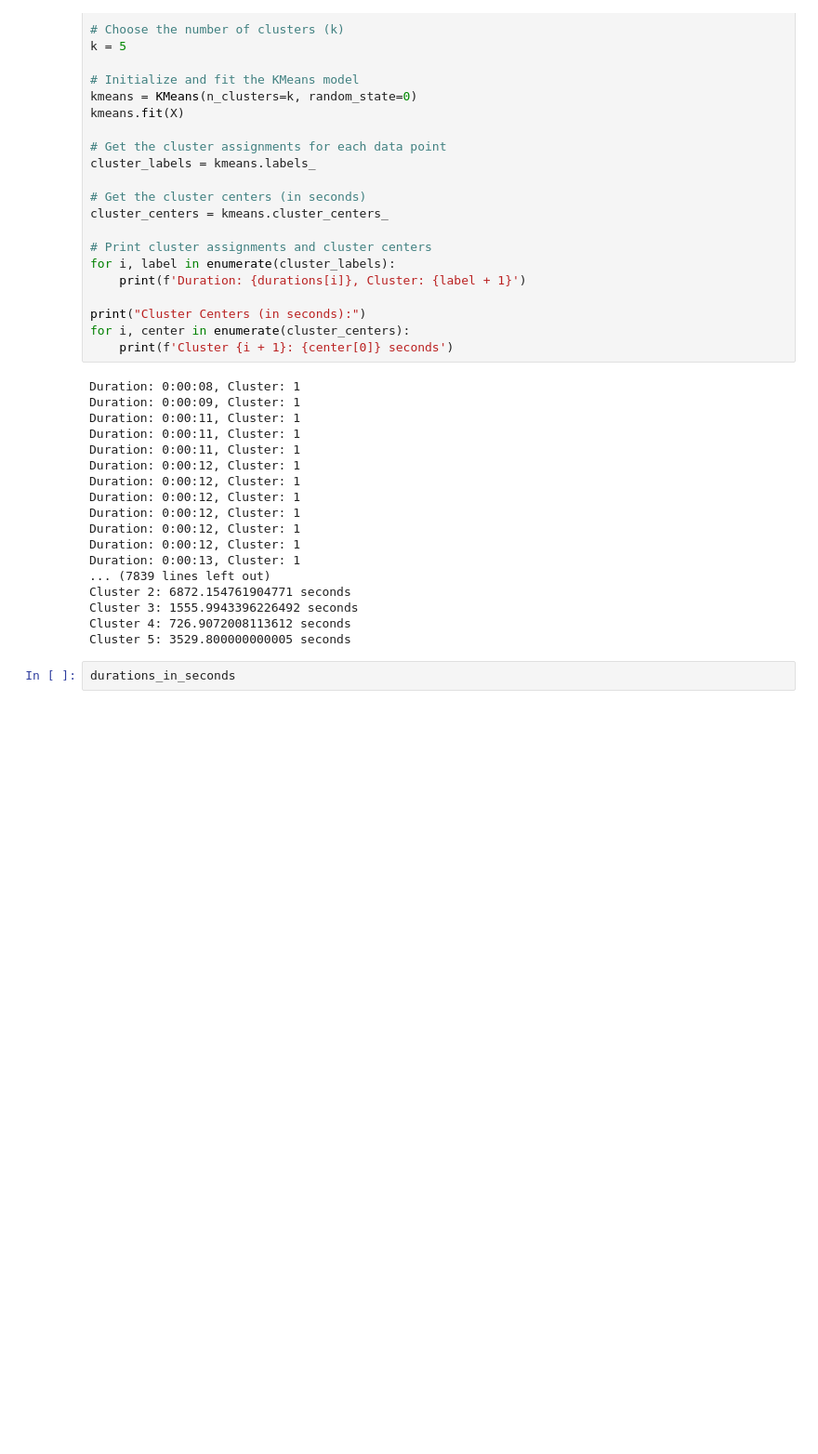
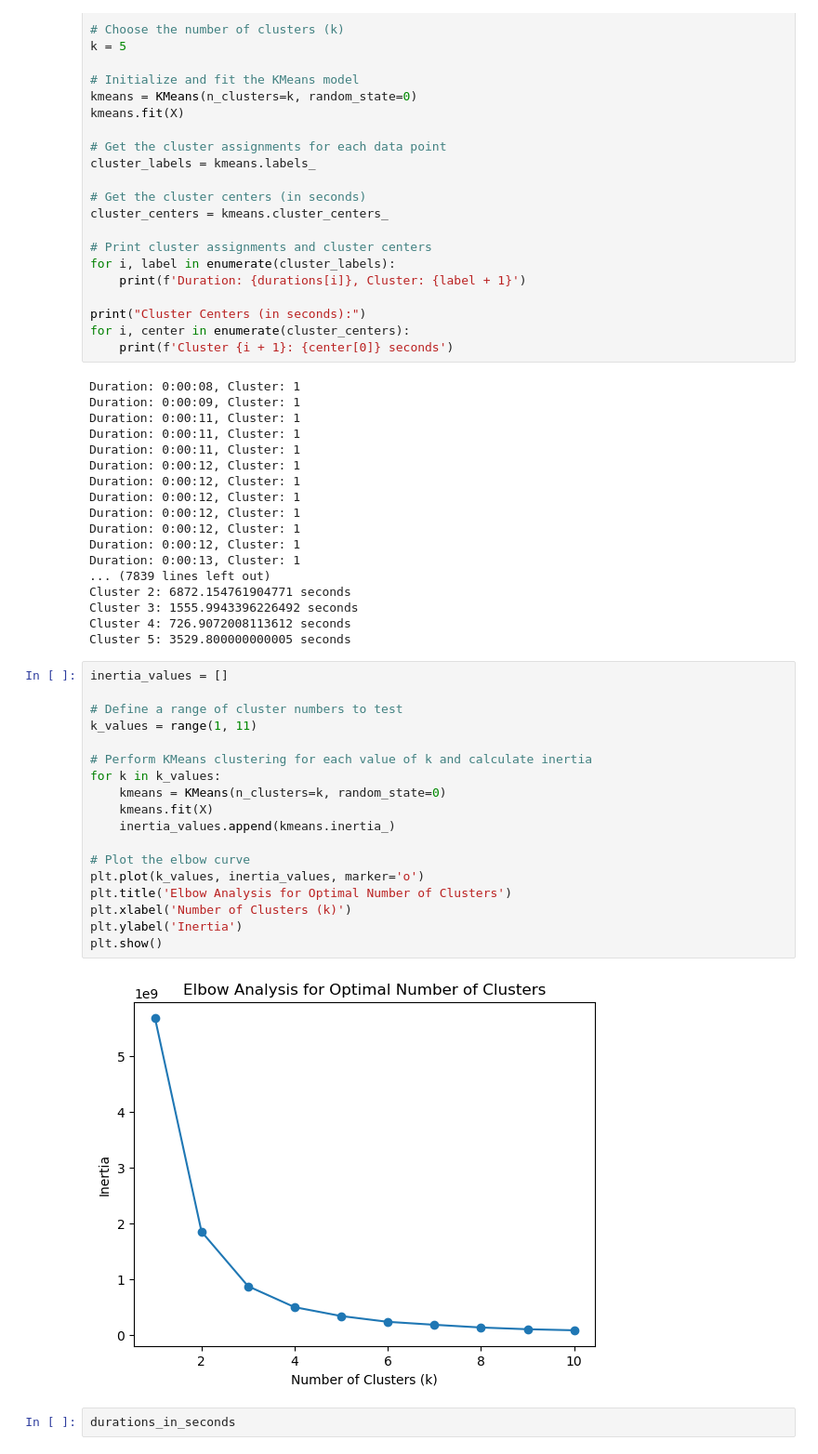
Before and after one commit to GusanwaAkbar/rumahsakit, a Jupyter notebook: notebook/Untitled.ipynb, the cells around one changed output. Shown: that part at 93% size. Drawn from its saved outputs; the diff is of its cells as text; blank space fills up the shorter version.

```diff
--- a/notebook/Untitled.ipynb
+++ b/notebook/Untitled.ipynb
@@ -67,6 +67,26 @@ Cluster 2: 6872.154761904771 seconds
 Cluster 3: 1555.9943396226492 seconds
 Cluster 4: 726.9072008113612 seconds
 Cluster 5: 3529.800000000005 seconds
+# %%
+inertia_values = []
+
+# Define a range of cluster numbers to test
+k_values = range(1, 11)
+
+# Perform KMeans clustering for each value of k and calculate inertia
+for k in k_values:
+    kmeans = KMeans(n_clusters=k, random_state=0)
+    kmeans.fit(X)
+    inertia_values.append(kmeans.inertia_)
+
+# Plot the elbow curve
+plt.plot(k_values, inertia_values, marker='o')
+plt.title('Elbow Analysis for Optimal Number of Clusters')
+plt.xlabel('Number of Clusters (k)')
+plt.ylabel('Inertia')
+plt.show()
+# %% [output]
+[figure, added]
 # %%
 durations_in_seconds
 # %% [output]
```
Also changed, not shown: parts of 3 cells of this notebook, 3 other files.
